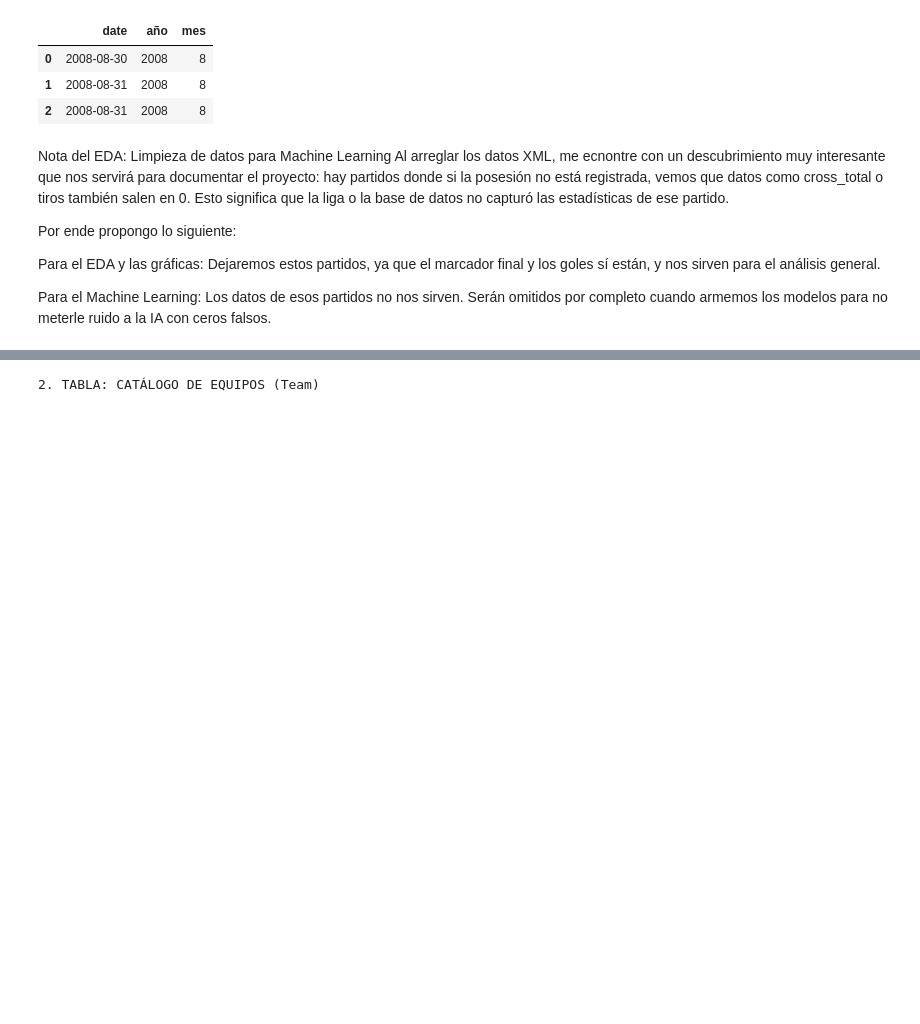
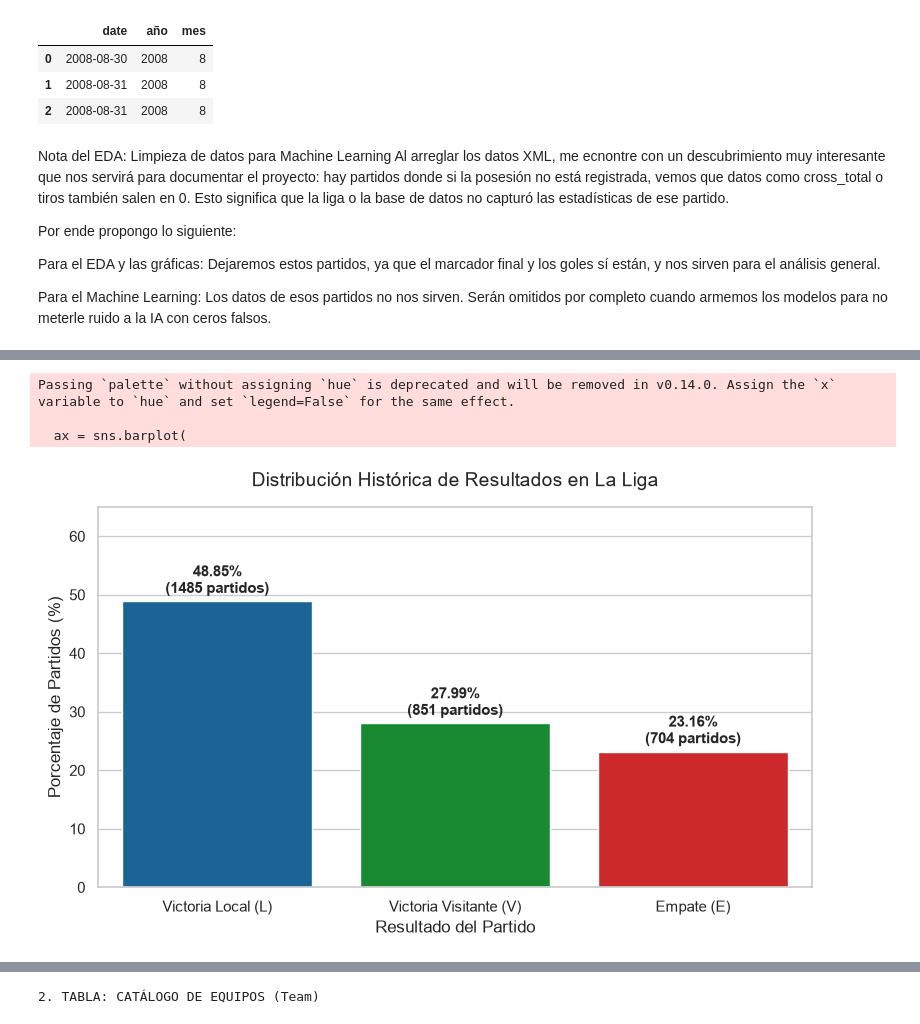
Before and after one commit to GzzAlejandro/proyecto-integrador-laliga, a Jupyter notebook: notebooks/04_ExploracionDeDatos.ipynb, the cells around one changed output, grey strips where cells are left out. Saved outputs shown, nothing was run; the diff lists cells and outputs as text; code cells hidden in the pictures; blank space fills up the shorter version.

Commit message:
EDA de la tabla matches Finalizado

```diff
--- a/notebooks/04_ExploracionDeDatos.ipynb
+++ b/notebooks/04_ExploracionDeDatos.ipynb
@@ -141,3 +142,21 @@ Por ende propongo lo siguiente:
 Para el EDA y las gráficas: Dejaremos estos partidos, ya que el marcador final y los goles sí están, y nos sirven para el análisis general.
 
 Para el Machine Learning: Los datos de esos partidos no nos sirven. Serán omitidos por completo cuando armemos los modelos para no meterle ruido a la IA con ceros falsos.
+# %%
+# Definir las reglas del de victorai empate y victoria
+condiciones = [
+    (df_match['home_team_goal'] > df_match['away_team_goal']),
+    (df_match['home_team_goal'] == df_match['away_team_goal']),
+    (df_match['home_team_goal'] < df_match['away_team_goal'])
+]
+
+# Asignar las etiquetas correspondientes a su documento local, empate y visitante (L, E, V)
+etiquetas = ['L', 'E', 'V']
+
+# Creo la nueva columna
+df_match['resultado'] = np.select(condiciones, etiquetas, default='Sin_Dato')
+
+# Validación rápida y la distribución de clases
+display(df_match[['home_team_goal', 'away_team_goal', 'resultado']].head())
+print("\nDistribución de Partidos")
+print((df_match['resultado'].value_counts(normalize=True) * 100).round(2).astype(str) + '%')
@@ -143,0 +176,40 @@ Para el Machine Learning: Los datos de esos partidos no nos sirven. Serán omiti
+# %%
+# Vizualicacion de local visitante y empate
+sns.set_theme(style="whitegrid")
+plt.figure(figsize=(8, 5))
+
+
+conteos_pct = df_match['resultado'].value_counts(normalize=True) * 100
+conteos_abs = df_match['resultado'].value_counts()
+orden_clases = ['L', 'V', 'E'] # Local, Visitante, Empate
+ax = sns.barplot(
+    x=conteos_pct.loc[orden_clases].index,
+    y=conteos_pct.loc[orden_clases].values,
+    palette=["#0667ac", "#059c26", "#e70f0f"]
+)
+for i, p in enumerate(ax.patches):
+    porcentaje = p.get_height()
+    cantidad = conteos_abs.loc[orden_clases[i]] # Extraemos los partidos ganados y empatados
+
+
+    texto_etiqueta = f'{porcentaje:.2f}%\n({cantidad} partidos)'
+
+    ax.annotate(texto_etiqueta,
+                (p.get_x() + p.get_width() / 2., p.get_height()),
+                ha='center', va='center',
+                xytext=(0, 15),
+                textcoords='offset points',
+                fontsize=11, fontweight='bold')
+
+plt.title('Distribución Histórica de Resultados en La Liga', fontsize=14, pad=15)
+plt.xlabel('Resultado del Partido', fontsize=12)
+plt.ylabel('Porcentaje de Partidos (%)', fontsize=12)
+plt.ylim(0, 65)
+plt.xticks(ticks=[0, 1, 2], labels=['Victoria Local (L)', 'Victoria Visitante (V)', 'Empate (E)'])
+plt.tight_layout()
+plt.show()
+# %% [output]
+Passing `palette` without assigning `hue` is deprecated and will be removed in v0.14.0. Assign the `x` variable to `hue` and set `legend=False` for the same effect.
+
+  ax = sns.barplot(
+[figure, added]
```
Also changed, not shown: parts of 5 cells of this notebook.
